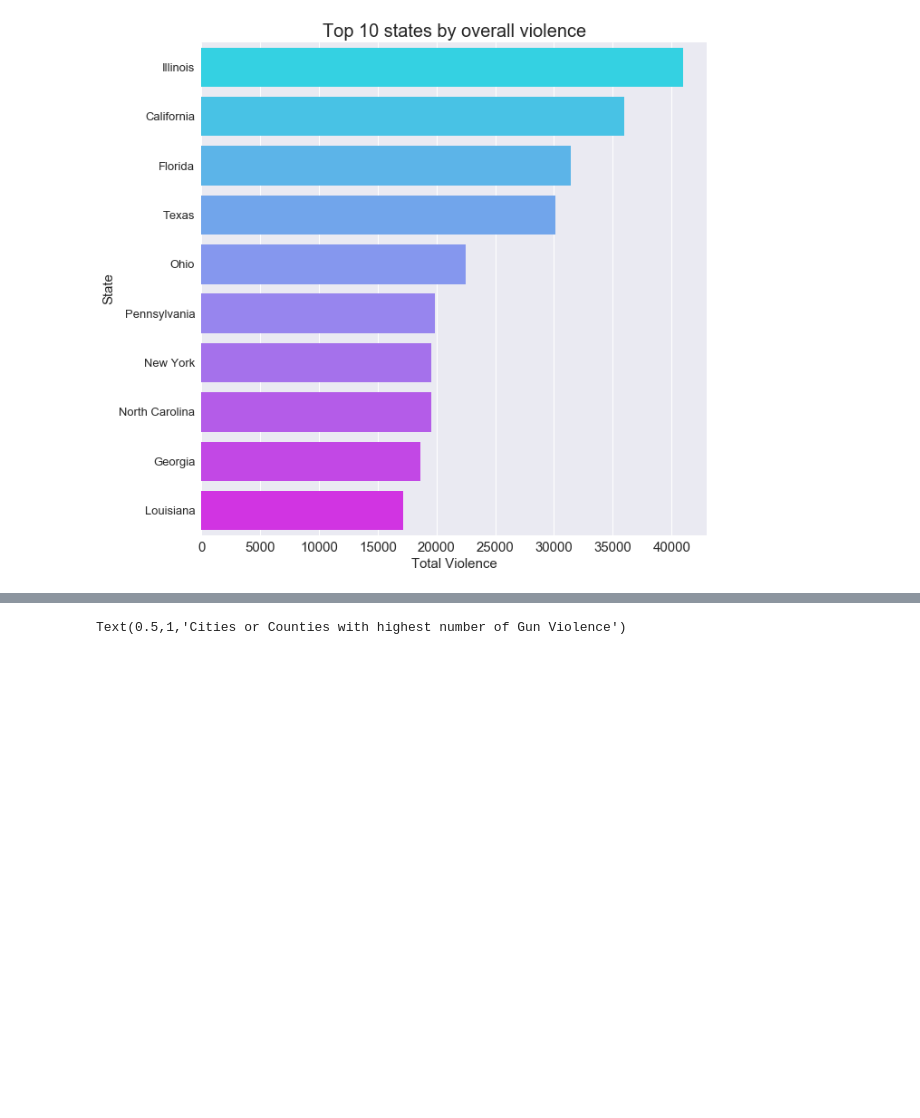
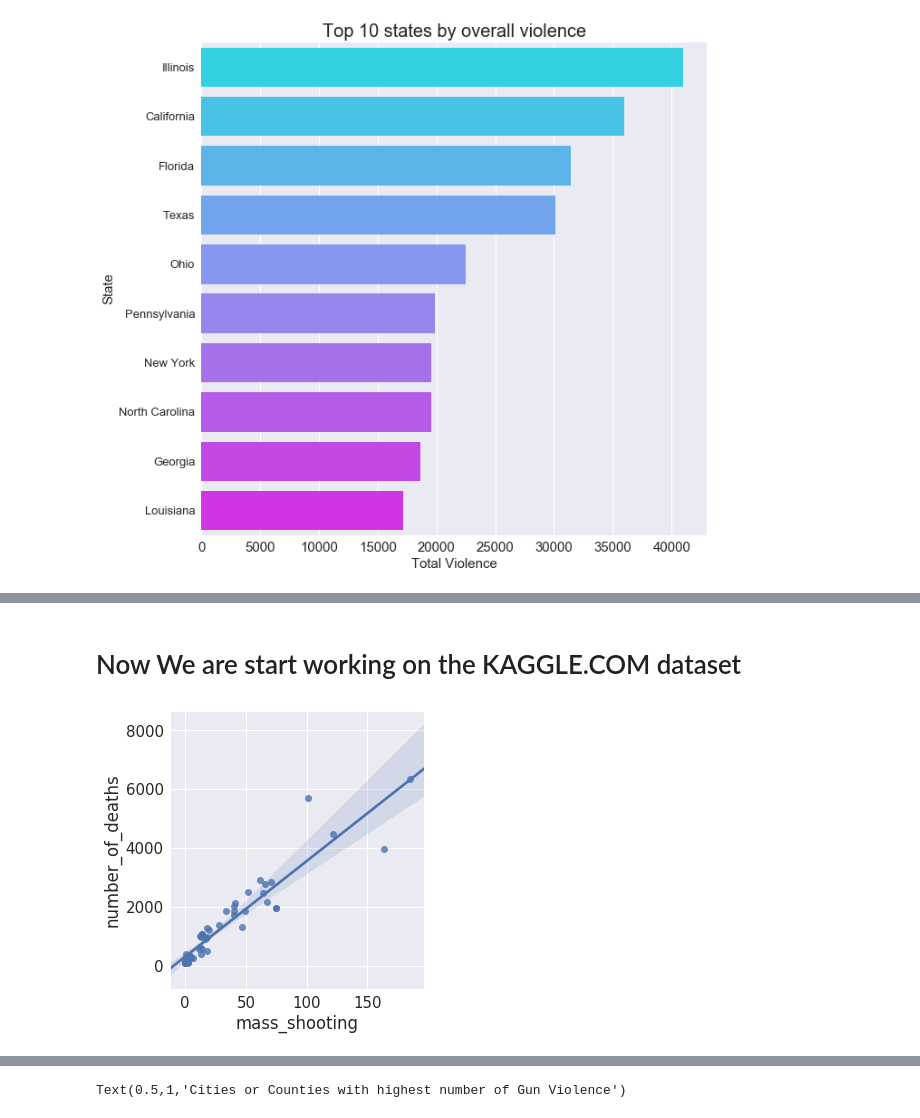
Before and after one commit to beka10/DS320FinalProject, a Jupyter notebook: projectfinal.ipynb, the cells around one changed output, grey strips where cells are left out. Drawn from its saved outputs; the diff is of its cells as text; code cells hidden in the pictures; blank space fills up the shorter version.

```diff
--- a/projectfinal.ipynb
+++ b/projectfinal.ipynb
@@ -398,3 +354,16 @@ plt.show();
+# %% [markdown]
+# Now We are start working on the KAGGLE.COM dataset
+# %%
+#this plot shows the relationship between mass shooting and total deaths
+#As we can see from the plot mostly as the mass shootings increase
+#the number of deaths will increase. According to the US Congressional Research
+#Service mass shooting is four or more shot and/or killed in a single event (incident)
+#this shows that mass shootings are incidents with more people being killed or injured
+sns.lmplot(x="mass_shooting", y="number_of_deaths", data=gunv)
+#number_of_injuries
+plt.show()
+# %% [output]
+[figure, added]
 # %%
 datas = pd.read_csv("violenceG.csv")
 datas.head()
```
Also changed, not shown: parts of 26 cells of this notebook, 1 other file.
